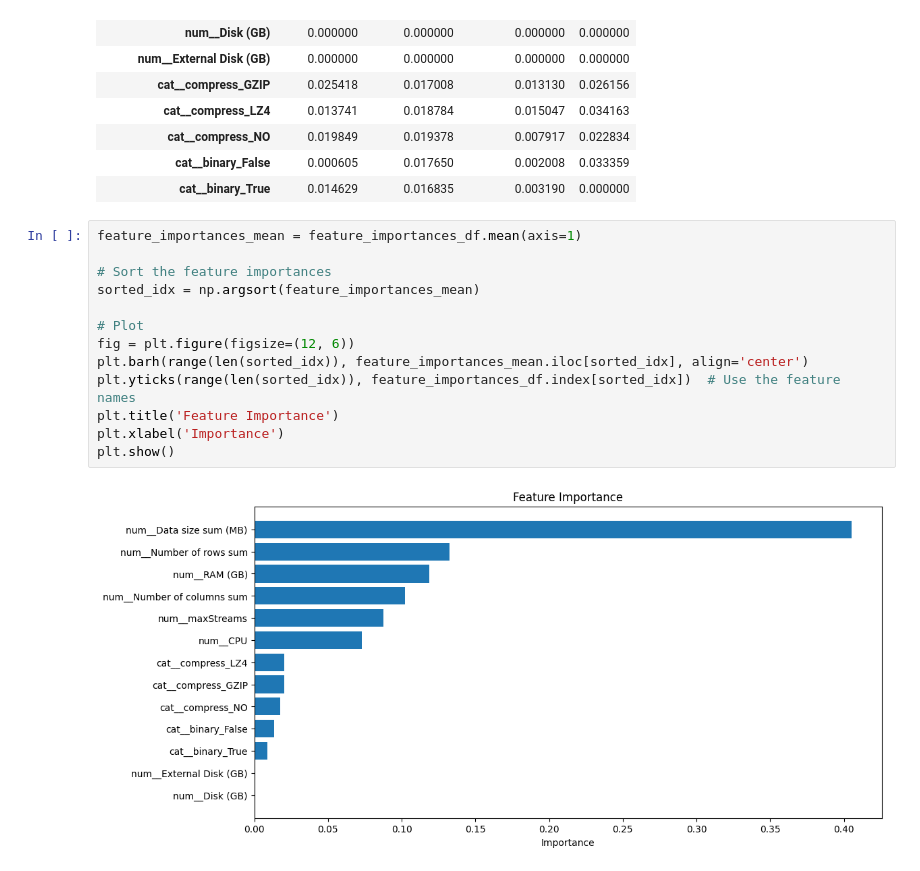
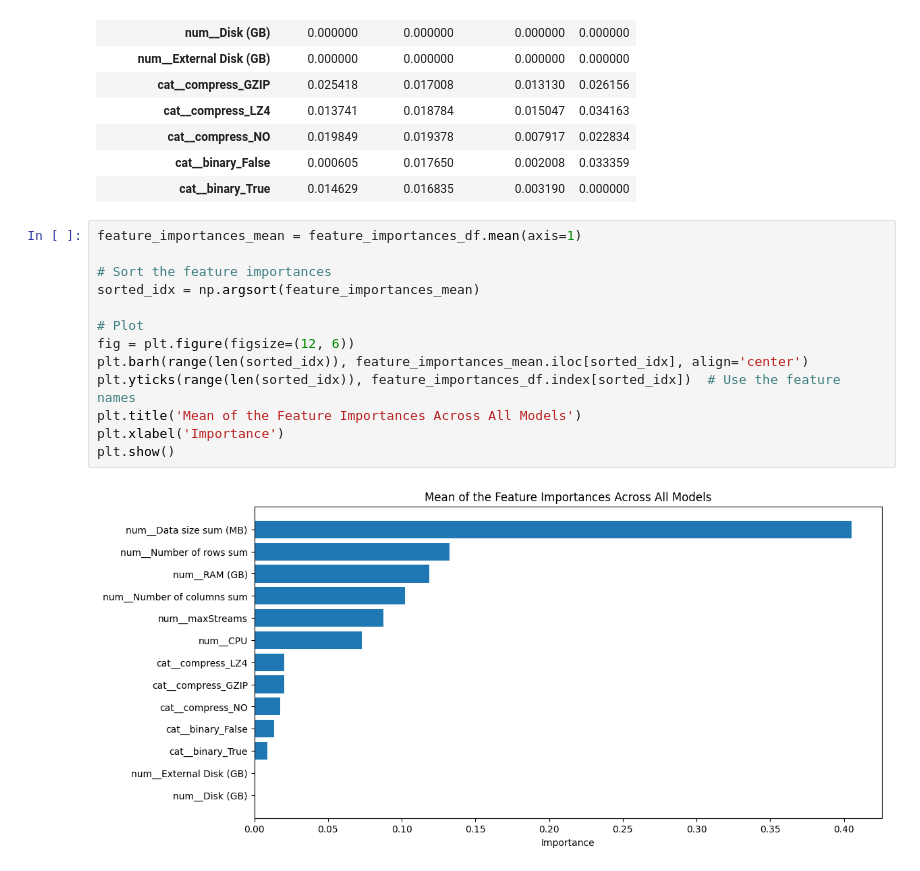
Before and after one commit to yorku-ease/DmML, a Jupyter notebook: db2_data_cleaning.ipynb, the cells around one changed output. Drawn from its saved outputs; the diff is of its cells as text.

```diff
--- a/db2_data_cleaning.ipynb
+++ b/db2_data_cleaning.ipynb
@@ -1397,15 +1397,15 @@ feature_importances_df
 # %%
 feature_importances_mean = feature_importances_df.mean(axis=1)
 
 # Sort the feature importances
 sorted_idx = np.argsort(feature_importances_mean)
 
 # Plot
 fig = plt.figure(figsize=(12, 6))
 plt.barh(range(len(sorted_idx)), feature_importances_mean.iloc[sorted_idx], align='center')
 plt.yticks(range(len(sorted_idx)), feature_importances_df.index[sorted_idx])  # Use the feature names
-plt.title('Feature Importance')
+plt.title('Mean of the Feature Importances Across All Models')
 plt.xlabel('Importance')
 plt.show()
 # %% [output]
-[figure, old version]
+[figure, new version]
```
Also changed, not shown: parts of 3 cells of this notebook, 2 other files.
